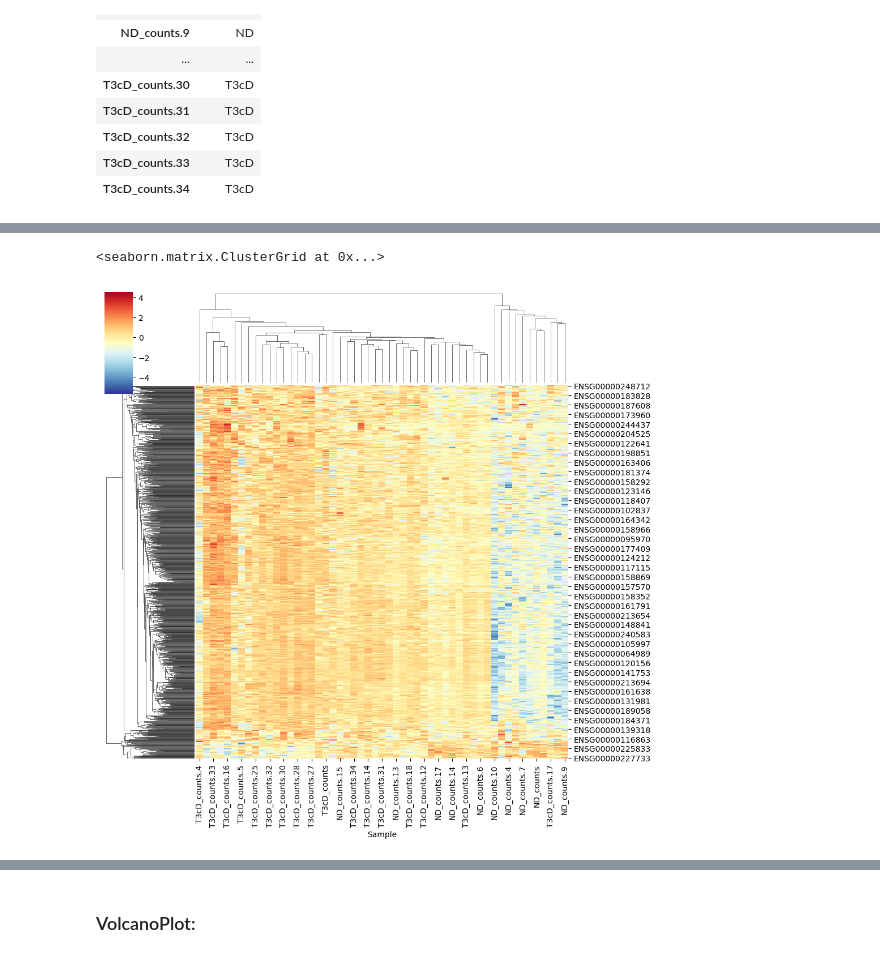
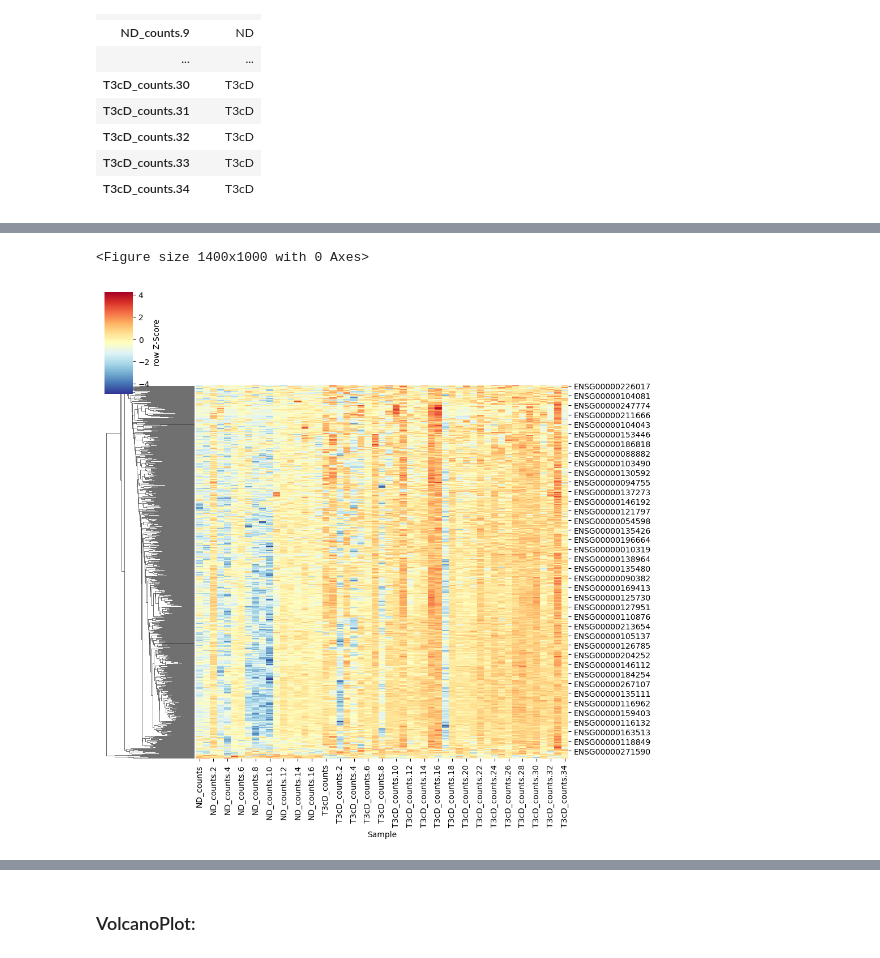
Before and after one commit to NoeGrageraJimenez/TFG, a Jupyter notebook: Islets study/Expressió genètica/DEG T3cD vs ND.ipynb, the cells around one changed output, grey strips where cells are left out. Saved outputs shown, nothing was run; the diff lists cells and outputs as text; code cells hidden in the pictures.

```diff
--- a/Islets study/Expressió genètica/DEG T3cD vs ND.ipynb
+++ b/Islets study/Expressió genètica/DEG T3cD vs ND.ipynb
@@ -47,6 +48,6 @@ counts
 48221 rows × 53 columns
 # %%
 #Transposar DataFrame:
-counts=counts.T
+counts=counts1.T
 counts
 # %% [output]
@@ -70,5 +71 @@ counts
 53 rows × 48221 columns
-# %%
-# Dels noms de 'ensmbl' eliminar la extenció decimal:
-counts.columns = [col.split('.')[0] for col in counts.columns]
-counts
@@ -246,8 +352,7 @@ res
 17527 rows × 7 columns
 # %%
 #Dels resultats identifiquem filtrant els gens diferencialment expressats:
-sigs =res[(res.padj < 0.05) & (abs(res.log2FoldChange) > 0.5)] #dades filtrades per significancia
-sigs= sigs.sort_values(by='padj', ascending=False)
+sigs =res[(res.padj < 0.05) & (abs(res.log2FoldChange) > 1)] #dades filtrades per significancia
 sigs
 # %% [output]
 |  | baseMean | log2FoldChange | lfcSE | stat | pvalue | padj | Symbol |
@@ -487,8 +736,8 @@ dds_sigs.obs
 | T3cD_counts.33 | T3cD |
 | T3cD_counts.34 | T3cD |
 # %%
-grapher=pd.DataFrame(dds_sigs.layers['log1p'].T,
+grapher1=pd.DataFrame(dds_sigs.layers['log1p'].T,
                     index=dds_sigs.var_names, columns=dds_sigs.obs_names) #dataframe con los valores filtrados de mayor expression i con los valores transformados a log +1.
-grapher
+grapher1
 # %% [output]
 | Sample | ND_counts | ND_counts.1 | ND_counts.2 | ND_counts.3 | ND_counts.4 | ND_counts.5 | ND_counts.6 | ND_counts.7 | ... |
@@ -507,5 +756,20 @@ grapher
 # %%
-sns.clustermap(grapher, z_score=0, cmap='RdYlBu_r')
+import seaborn as sns
+import matplotlib.pyplot as plt
+
+# Reorganizar las muestras
+nd_samples1 = [col for col in grapher1.columns if "ND" in col]
+T3cD_samples1 = [col for col in grapher1.columns if "T3cD" in col]
+
+ordered_columns1 = nd_samples1 + T3cD_samples1
+
+grapher_ordered1 = grapher1[ordered_columns1]
+
+# Crear el clustermap utilizando seaborn
+plt.figure(figsize=(14, 10))
+sns.clustermap(grapher_ordered1, z_score=0, cmap="RdYlBu_r", col_cluster=False, cbar_kws={'label':' row Z-Score'})
+
+plt.show()
 # %% [output]
-<seaborn.matrix.ClusterGrid at 0x...>
+<Figure size 1400x1000 with 0 Axes>
-[figure, old version]
+[figure, new version]
```
Also changed, not shown: parts of 50 cells of this notebook, 4 other files.
